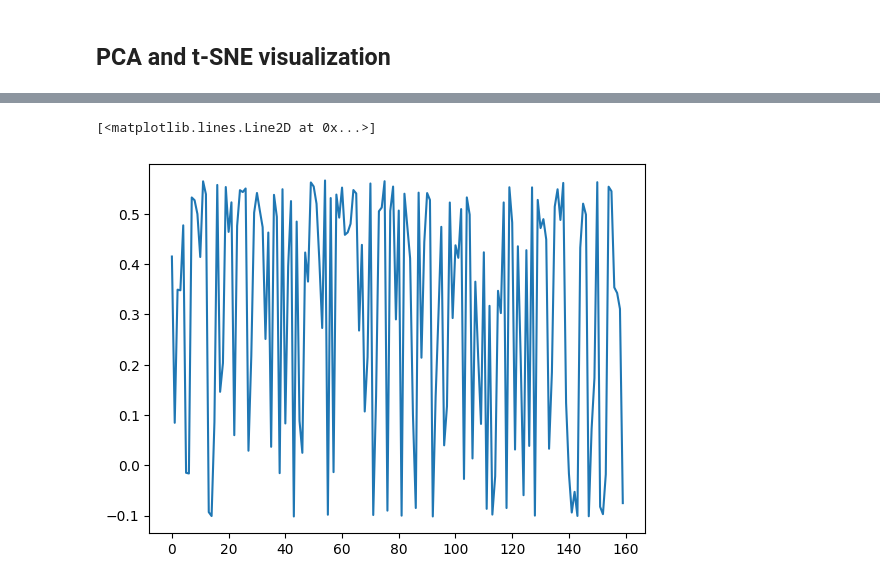
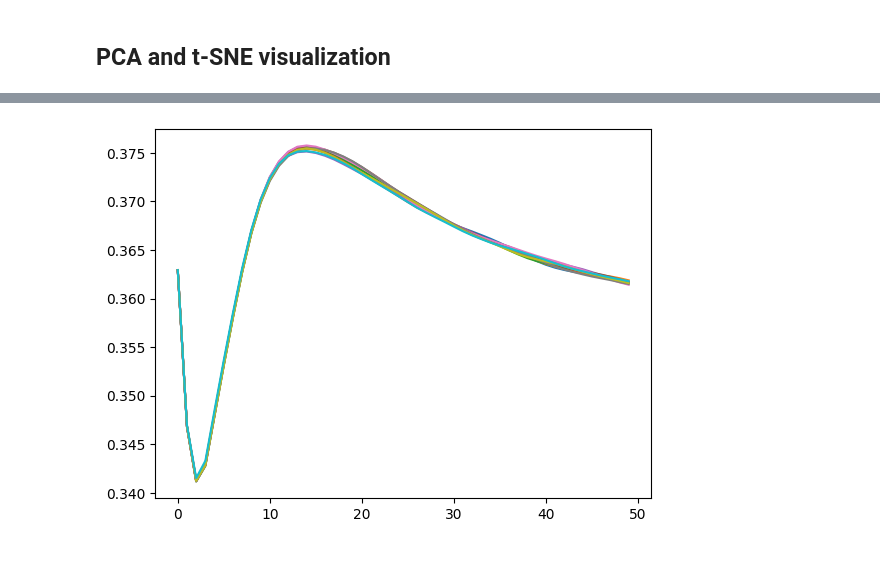
Before and after one commit to pckw/timegan-pytorch, a Jupyter notebook: visualization.ipynb, the cells around one changed output, grey strips where cells are left out. Cells and saved outputs as stored; diff of their text form; code cells hidden in the pictures.

```diff
--- a/visualization.ipynb
+++ b/visualization.ipynb
@@ -50,5 +50,5 @@ for i in range(5):
-# %%
-plt.plot(new_data[:160,0,-2])
-# %% [output]
-[<matplotlib.lines.Line2D at 0x...>]
-[figure, removed]
+# %%
+for i in range(10):
+    plt.plot(new_data[i,:,3])
+# %% [output]
+[figure, added]
```
Also changed, not shown: parts of 4 cells of this notebook, 4 other files.
